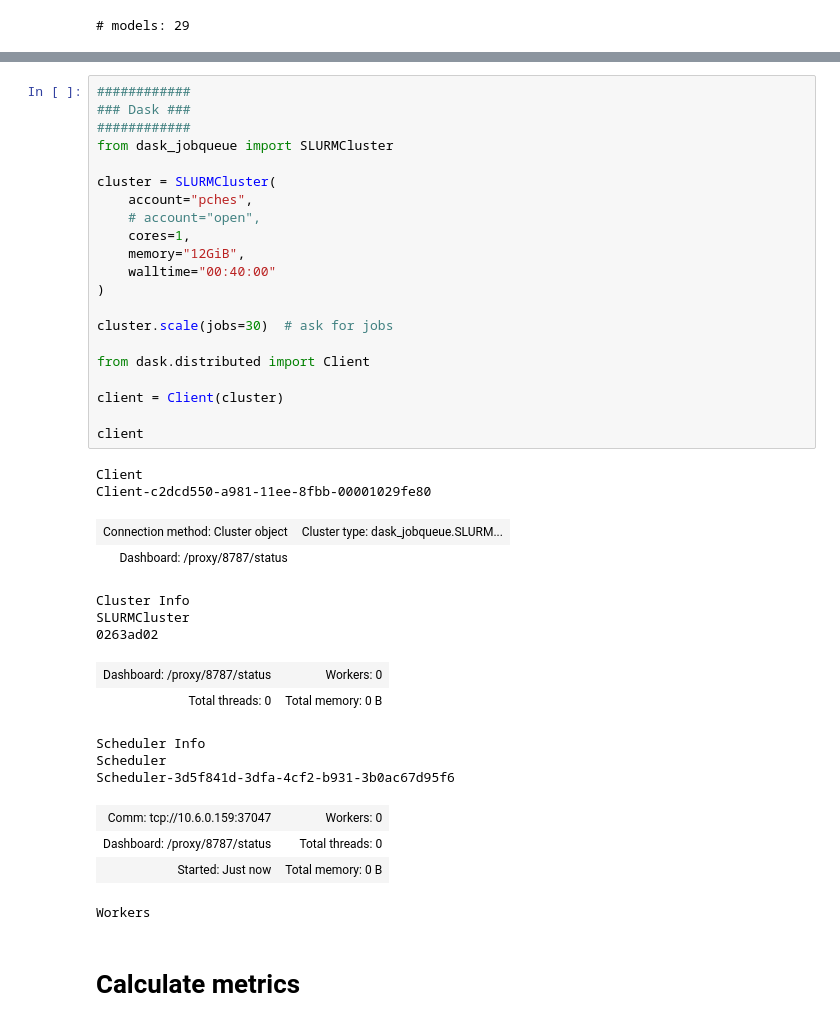
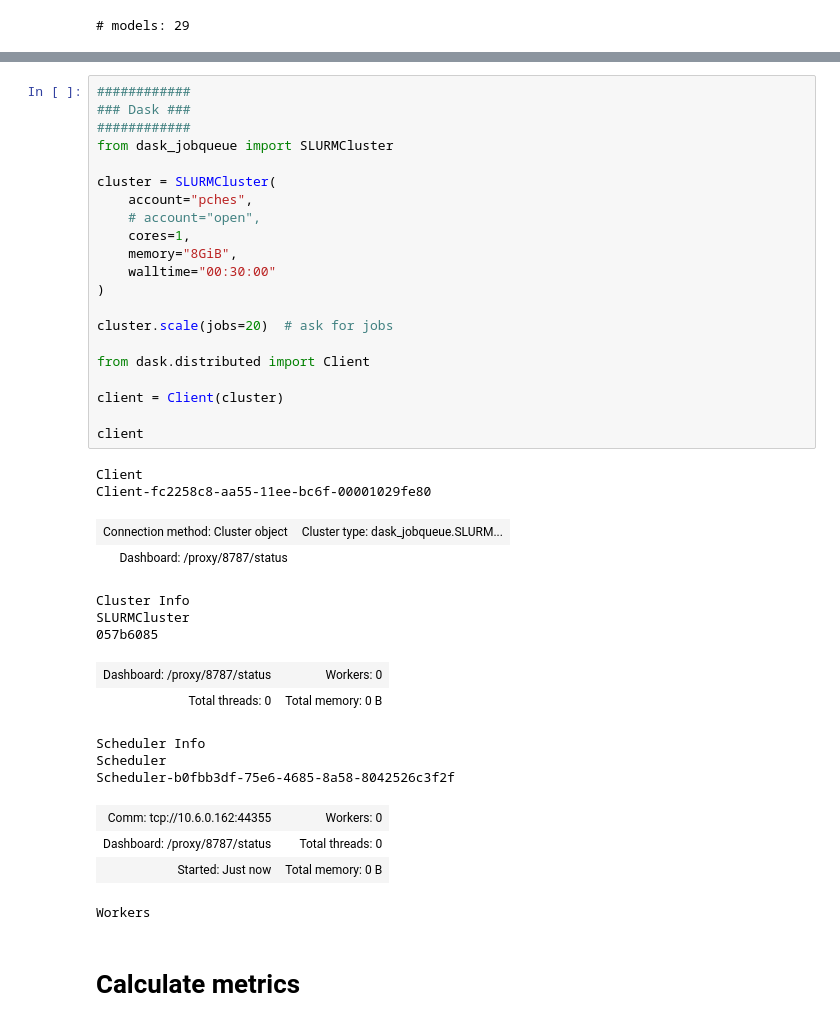
Before and after one commit to david0811/conus_comparison_lafferty-etal-2024, a Jupyter notebook: code/01a_metrics_nex-gddp-cmip6.ipynb, the cells around one changed output, grey strips where cells are left out. Cells and saved outputs as stored; diff of their text form.

```diff
--- a/code/01a_metrics_nex-gddp-cmip6.ipynb
+++ b/code/01a_metrics_nex-gddp-cmip6.ipynb
@@ -96,38 +42,38 @@ def calculate_metric(model, ssp, year, var, metric, model_info, nex_path, out_pa
 # %%
 ############
 ### Dask ###
 ############
 from dask_jobqueue import SLURMCluster
 
 cluster = SLURMCluster(
     account="pches",
     # account="open",
     cores=1,
-    memory="12GiB",
-    walltime="00:40:00"
+    memory="8GiB",
+    walltime="00:30:00"
 )
 
-cluster.scale(jobs=30)  # ask for jobs
+cluster.scale(jobs=20)  # ask for jobs
 
 from dask.distributed import Client
 
 client = Client(cluster)
 
 client
 # %% [output]
 Client
-Client-c2dcd550-a981-11ee-8fbb-00001029fe80
+Client-fc2258c8-aa55-11ee-bc6f-00001029fe80
 | Connection method: Cluster object | Cluster type: dask_jobqueue.SLURM... |
 | Dashboard: /proxy/8787/status |  |
 Cluster Info
 SLURMCluster
-0263ad02
+057b6085
 | Dashboard: /proxy/8787/status | Workers: 0 |
 | Total threads: 0 | Total memory: 0 B |
 Scheduler Info
 Scheduler
-Scheduler-3d5f841d-3dfa-4cf2-b931-3b0ac67d95f6
+Scheduler-b0fbb3df-75e6-4685-8a58-8042526c3f2f
-| Comm: tcp://10.6.0.159:37047 | Workers: 0 |
+| Comm: tcp://10.6.0.162:44355 | Workers: 0 |
 | Dashboard: /proxy/8787/status | Total threads: 0 |
 | Started: Just now | Total memory: 0 B |
 Workers
```
Also changed, not shown: parts of 12 cells of this notebook, 8 other files.
